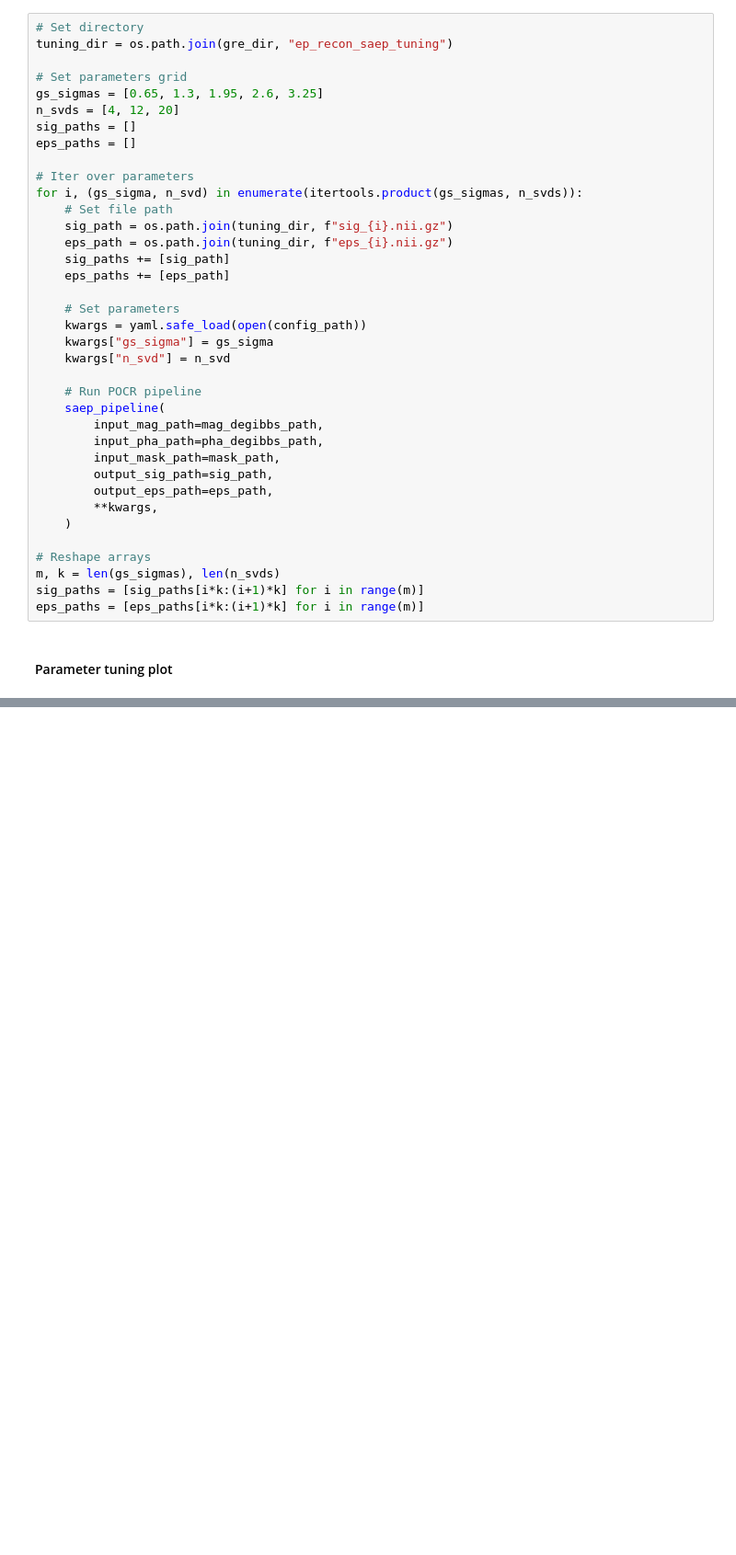
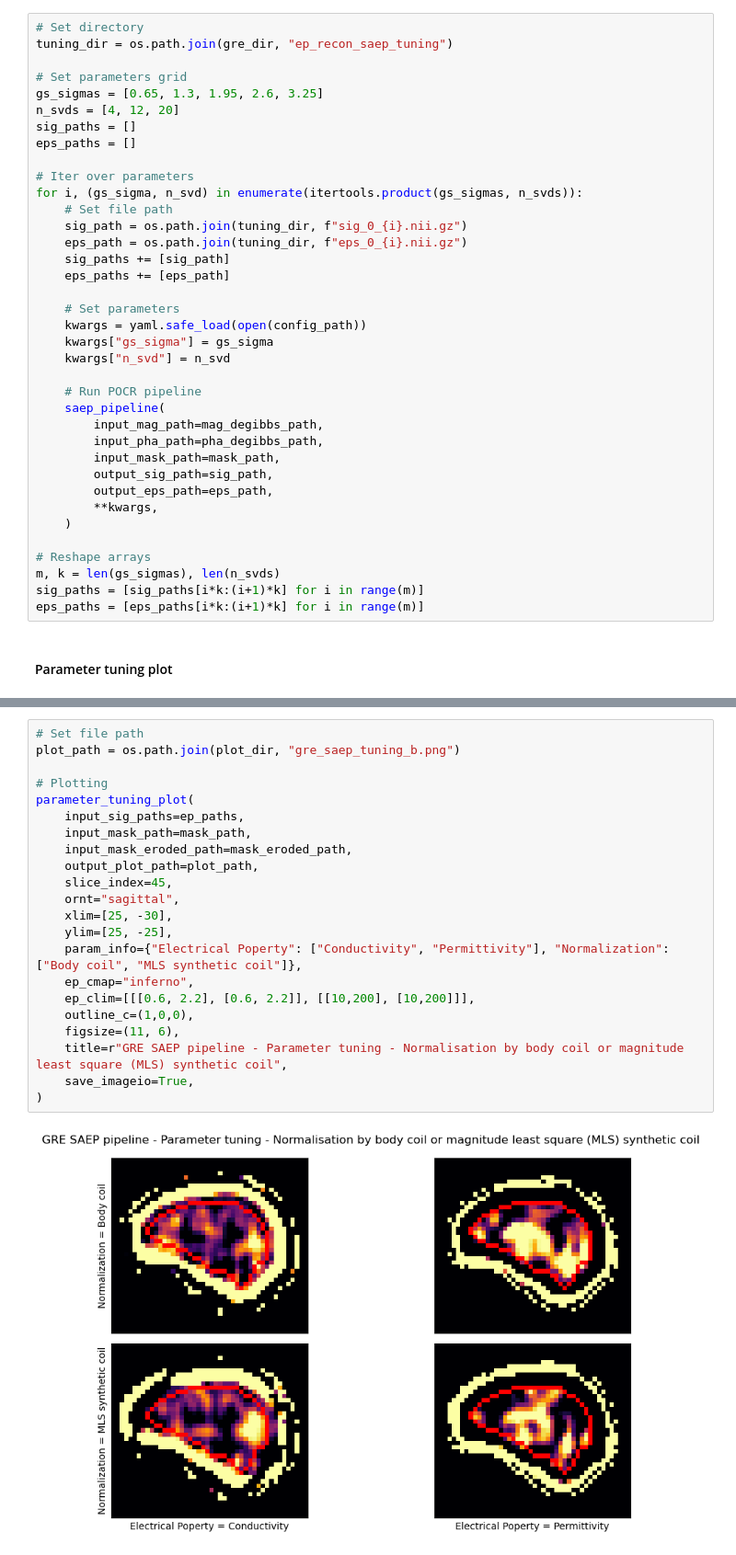
Before and after one commit to aboutill/nano-eptk, a Jupyter notebook: notebooks/processing_pipelines/gre_processing.ipynb, the cells around one changed output, grey strips where cells are left out. Shown at 92% size. Saved outputs shown, nothing was run; the diff lists cells and outputs as text; blank space fills up the shorter version.

```diff
--- a/notebooks/processing_pipelines/gre_processing.ipynb
+++ b/notebooks/processing_pipelines/gre_processing.ipynb
@@ -217,8 +217,8 @@ eps_paths = []
 # Iter over parameters
 for i, (gs_sigma, n_svd) in enumerate(itertools.product(gs_sigmas, n_svds)):
     # Set file path
-    sig_path = os.path.join(tuning_dir, f"sig_{i}.nii.gz")
-    eps_path = os.path.join(tuning_dir, f"eps_{i}.nii.gz")
+    sig_path = os.path.join(tuning_dir, f"sig_0_{i}.nii.gz")
+    eps_path = os.path.join(tuning_dir, f"eps_0_{i}.nii.gz")
     sig_paths += [sig_path]
     eps_paths += [eps_path]
 
@@ -294,0 +330,24 @@ parameter_tuning_plot(
+# %%
+# Set file path
+plot_path = os.path.join(plot_dir, "gre_saep_tuning_b.png")
+
+# Plotting
+parameter_tuning_plot(
+    input_sig_paths=ep_paths,
+    input_mask_path=mask_path,
+    input_mask_eroded_path=mask_eroded_path,
+    output_plot_path=plot_path,
+    slice_index=45,
+    ornt="sagittal",
+    xlim=[25, -30],
+    ylim=[25, -25],
+    param_info={"Electrical Poperty": ["Conductivity", "Permittivity"], "Normalization": ["Body coil", "MLS synthetic coil"]},
+    ep_cmap="inferno",
+    ep_clim=[[[0.6, 2.2], [0.6, 2.2]], [[10,200], [10,200]]],
+    outline_c=(1,0,0),
+    figsize=(11, 6),
+    title=r"GRE SAEP pipeline - Parameter tuning - Normalisation by body coil or magnitude least square (MLS) synthetic coil",
+    save_imageio=True,
+)
+# %% [output]
+[figure, added]
```
Also changed, not shown: parts of 11 cells of this notebook, 5 other files.
